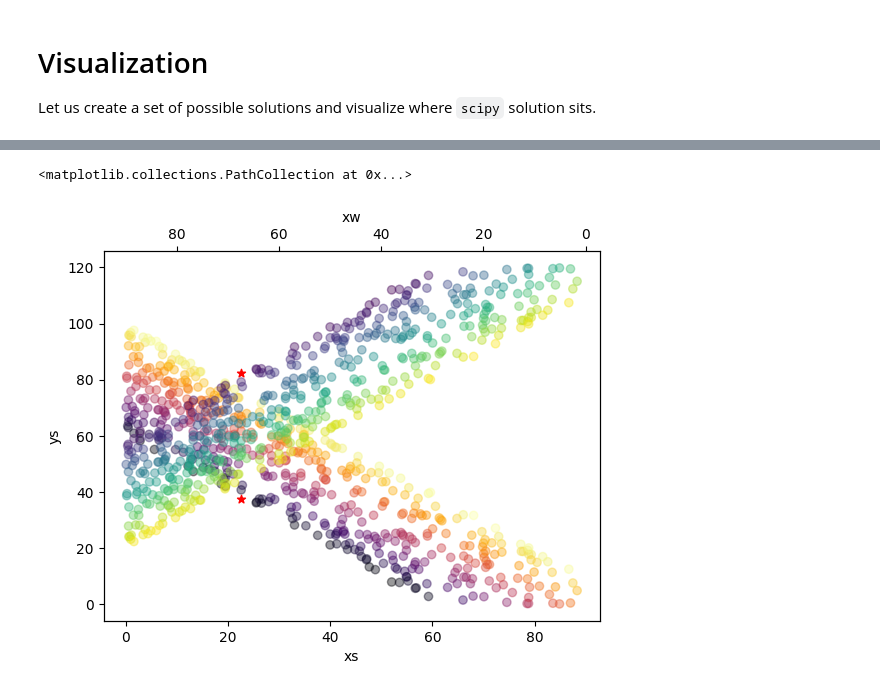
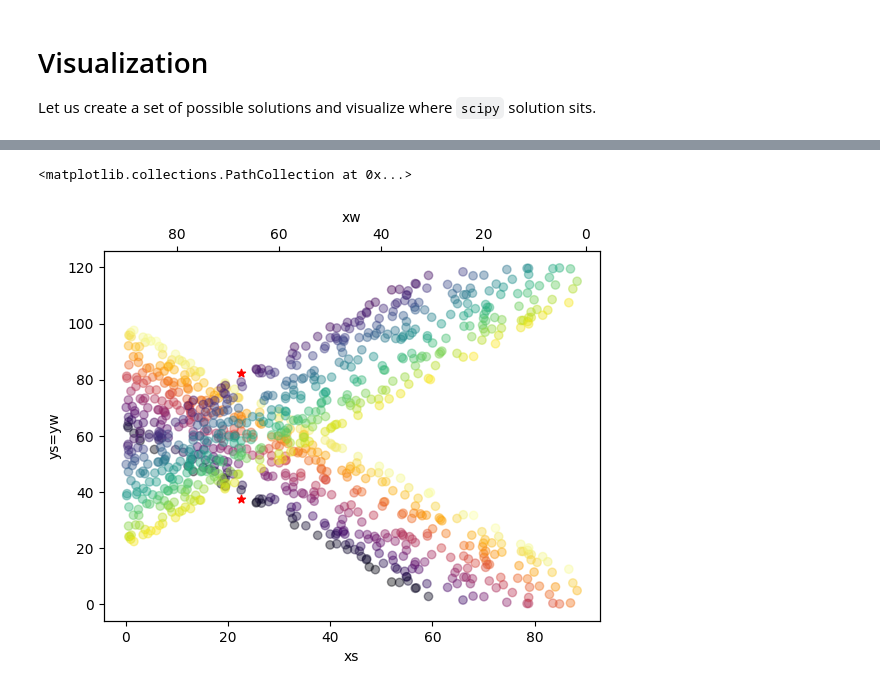
Before and after one commit to marcodigennaro/optimization, a Jupyter notebook: optimization/jupter-notebooks/renewable_energy_flow.ipynb, the cells around one changed output, grey strips where cells are left out. Drawn from its saved outputs; the diff is of its cells as text; code cells hidden in the pictures.

```diff
--- a/optimization/jupter-notebooks/renewable_energy_flow.ipynb
+++ b/optimization/jupter-notebooks/renewable_energy_flow.ipynb
@@ -186,23 +187,22 @@ ax_s.scatter(xs, ys, c='r', marker='*')
 # %%
 import matplotlib.pyplot as plt
 
 fig, ax_s = plt.subplots()
 
 ax_s.scatter( xss, yss, c=costs, cmap ='inferno', alpha=0.4 )
 ax_s.scatter(xs, ys, c='r', marker='*')
 
-ax_s.set_ylabel('ys')
+ax_s.set_ylabel('ys=yw')
 ax_s.set_xlabel('xs')
-
 
 ax_w = ax_s.twiny()
 ax_w.invert_xaxis()
 ax_w.scatter( xws, yws, c=costs, cmap ='viridis', alpha=0.4 )
 
 ax_w.set_ylabel('yw')
 ax_w.set_xlabel('xw')
 
 ax_w.scatter(xw, yw, c='r', marker='*')
 # %% [output]
 <matplotlib.collections.PathCollection at 0x...>
-[figure, old version]
+[figure, new version]
```
Also changed, not shown: parts of 1 cell of this notebook.
